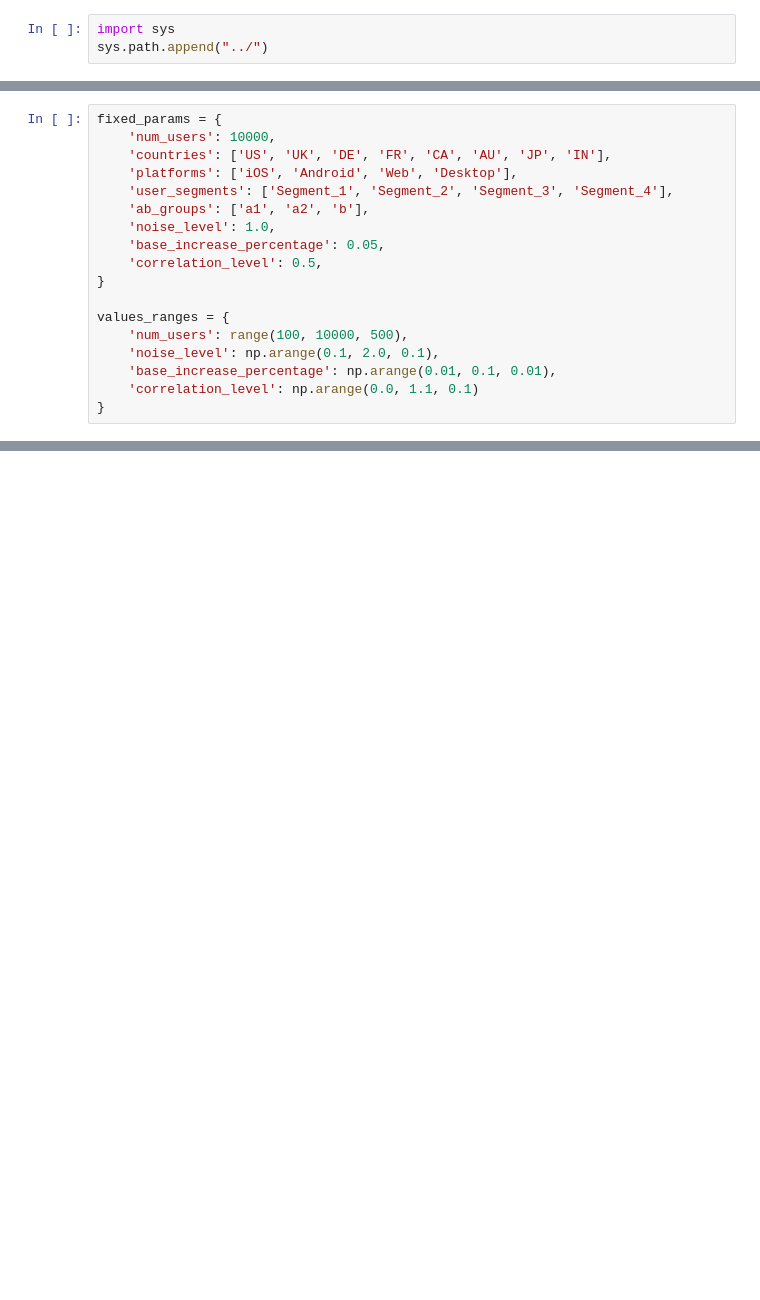
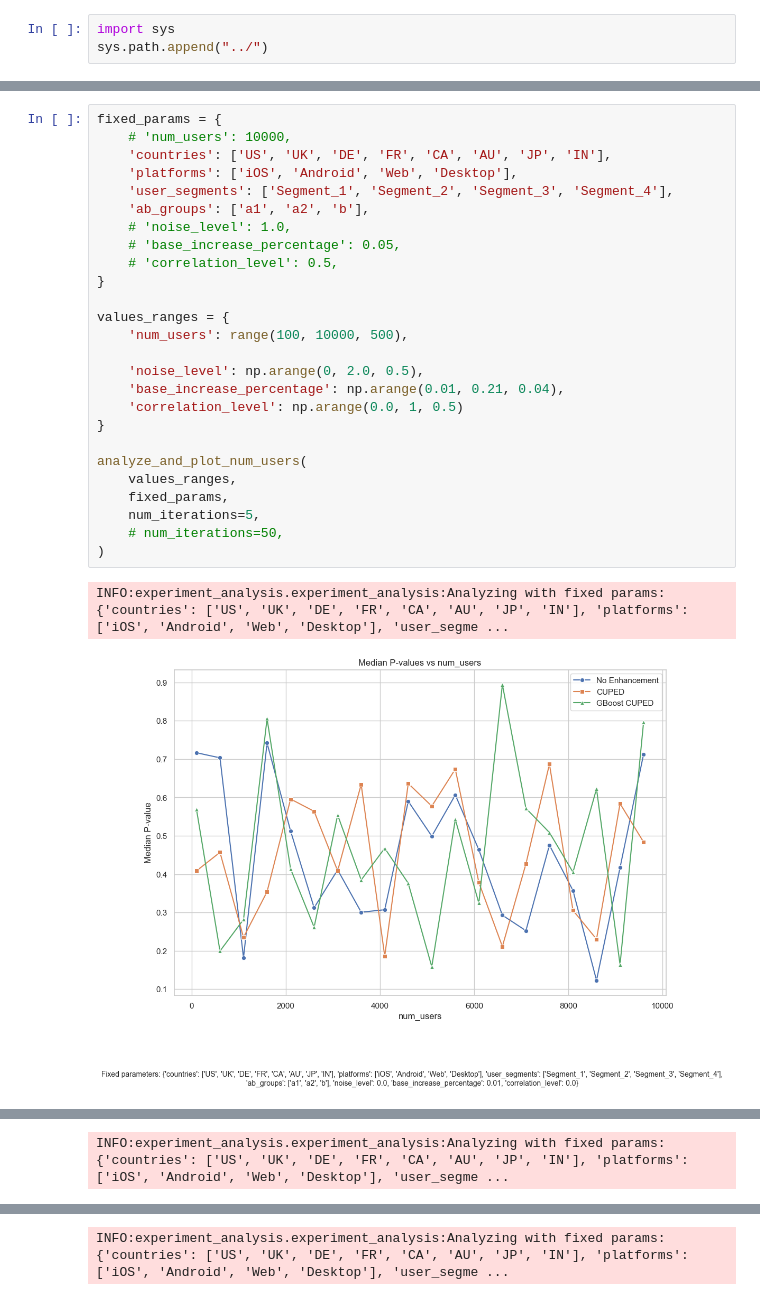
Before and after one commit to dmitry-brazhenko/ab-test-advanced-toolkit, a Jupyter notebook: examples/research.ipynb, the cells around one changed output, grey strips where cells are left out. Cells and saved outputs as stored; diff of their text form; blank space fills up the shorter version.

Commit message:
Add analyze_num_users feature

```diff
--- a/examples/research.ipynb
+++ b/examples/research.ipynb
@@ -7,18 +7,29 @@ from experiment_analysis import analyze_multiple_metrics, analyze_pairwise_metri
 # %%
 fixed_params = {
-    'num_users': 10000,
+    # 'num_users': 10000,
     'countries': ['US', 'UK', 'DE', 'FR', 'CA', 'AU', 'JP', 'IN'],
     'platforms': ['iOS', 'Android', 'Web', 'Desktop'],
     'user_segments': ['Segment_1', 'Segment_2', 'Segment_3', 'Segment_4'],
     'ab_groups': ['a1', 'a2', 'b'],
-    'noise_level': 1.0,
-    'base_increase_percentage': 0.05,
-    'correlation_level': 0.5,
+    # 'noise_level': 1.0,
+    # 'base_increase_percentage': 0.05,
+    # 'correlation_level': 0.5,
 }
 
 values_ranges = {
     'num_users': range(100, 10000, 500),
-    'noise_level': np.arange(0.1, 2.0, 0.1),
-    'base_increase_percentage': np.arange(0.01, 0.1, 0.01),
-    'correlation_level': np.arange(0.0, 1.1, 0.1)
+
+    'noise_level': np.arange(0, 2.0, 0.5),
+    'base_increase_percentage': np.arange(0.01, 0.21, 0.04),
+    'correlation_level': np.arange(0.0, 1, 0.5)
 }
+
+analyze_and_plot_num_users(
+    values_ranges,
+    fixed_params,
+    num_iterations=5,
+    # num_iterations=50,
+)
+# %% [output]
+INFO:experiment_analysis.experiment_analysis:Analyzing with fixed params: {'countries': ['US', 'UK', 'DE', 'FR', 'CA', 'AU', 'JP', 'IN'], 'platforms': ['iOS', 'Android', 'Web', 'Desktop'], 'user_segme ...
+[figure, added]
@@ -24,0 +37 @@ values_ranges = {
+INFO:experiment_analysis.experiment_analysis:Analyzing with fixed params: {'countries': ['US', 'UK', 'DE', 'FR', 'CA', 'AU', 'JP', 'IN'], 'platforms': ['iOS', 'Android', 'Web', 'Desktop'], 'user_segme ...
@@ -24,0 +40 @@ values_ranges = {
+INFO:experiment_analysis.experiment_analysis:Analyzing with fixed params: {'countries': ['US', 'UK', 'DE', 'FR', 'CA', 'AU', 'JP', 'IN'], 'platforms': ['iOS', 'Android', 'Web', 'Desktop'], 'user_segme ...
```
Also changed, not shown: parts of 5 cells of this notebook, 2 other files.
